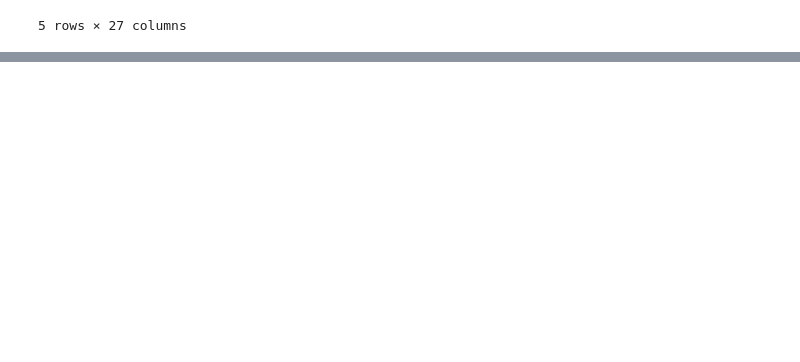
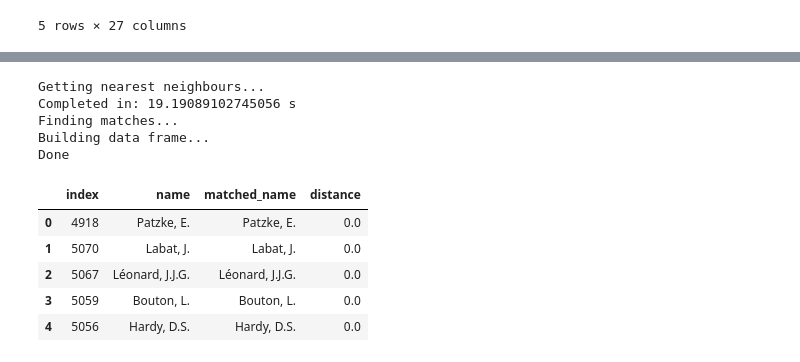
Before and after one commit to nielsklazenga/avh-collectors, a Jupyter notebook: match_names_to_wikidata_items.ipynb, the cells around one changed output, grey strips where cells are left out. Saved outputs shown, nothing was run; the diff lists cells and outputs as text; code cells hidden in the pictures; blank space fills up the shorter version.

```diff
--- a/match_names_to_wikidata_items.ipynb
+++ b/match_names_to_wikidata_items.ipynb
@@ -482,0 +529,38 @@ melcoll_wikidata_matches.to_csv('data/melcoll_wikidata_matches_indiv.csv')
+# %%
+bgm_names = set(bgcoll['match_name'].values) # convert list to set for better performance
+
+import time
+start = time.time()
+print('Getting nearest neighbours...')
+distances, indices = getNearestN(mel_names)
+duration = time.time() - start
+print('Completed in:', duration, 's')
+
+bgm_names = list(bgm_names) # convert back to list
+
+print('Finding matches...')
+matches = []
+for i,j in enumerate(indices):
+  temp = [bgm_names[i], wd_test.values[j][0][0], round(distances[i][0],2)]
+  matches.append(temp)
+
+print('Building data frame...')
+matches = pd.DataFrame(matches, columns=['name','matched_name','distance'])
+print('Done')
+
+matches = matches.sort_values(['distance'])
+matches = matches.reset_index()
+
+matches.head()
+# %% [output]
+Getting nearest neighbours...
+Completed in: 19.19089102745056 s
+Finding matches...
+Building data frame...
+Done
+|  | index | name | matched_name | distance |
+| 0 | 4918 | Patzke, E. | Patzke, E. | 0.0 |
+| 1 | 5070 | Labat, J. | Labat, J. | 0.0 |
+| 2 | 5067 | Léonard, J.J.G. | Léonard, J.J.G. | 0.0 |
+| 3 | 5059 | Bouton, L. | Bouton, L. | 0.0 |
+| 4 | 5056 | Hardy, D.S. | Hardy, D.S. | 0.0 |
```
Also changed, not shown: parts of 4 cells of this notebook, 3 other files.
